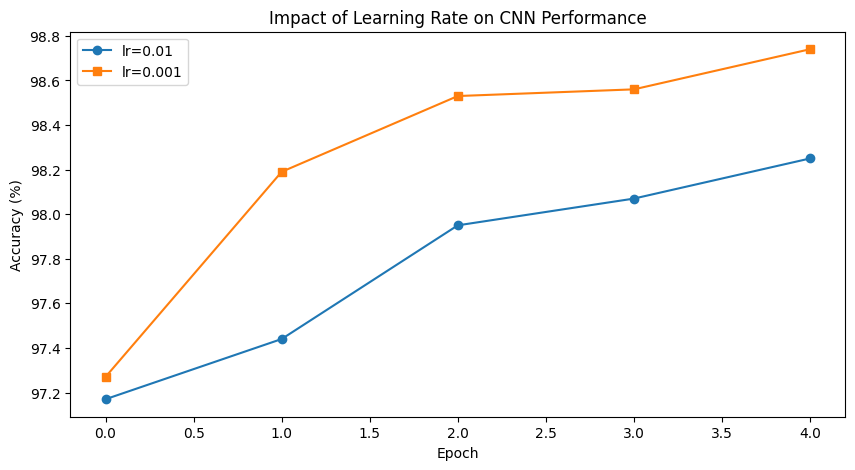
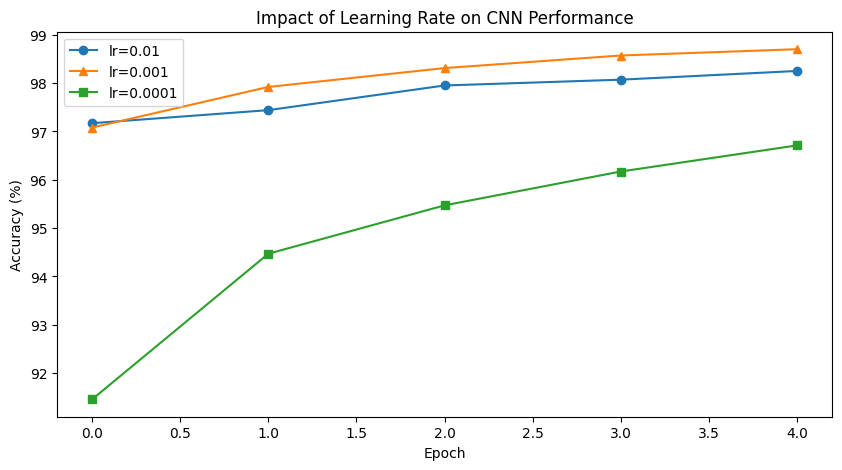
The notebook cell's code change between the first figure and the second:
--- before
+++ after
@@ -1,4 +1,5 @@
 plt.figure(figsize=(10,5))
 plt.plot(accs_lr_0_01, label='lr=0.01' , marker='o')
+plt.plot(accs_lr_0_001, label='lr=0.001' , marker='^')
 plt.plot(accs_lr_0_0001, label='lr=0.0001' , marker='s')
 plt.xlabel('Epoch')

Commit: increase CNN filter size to study impact on model performance